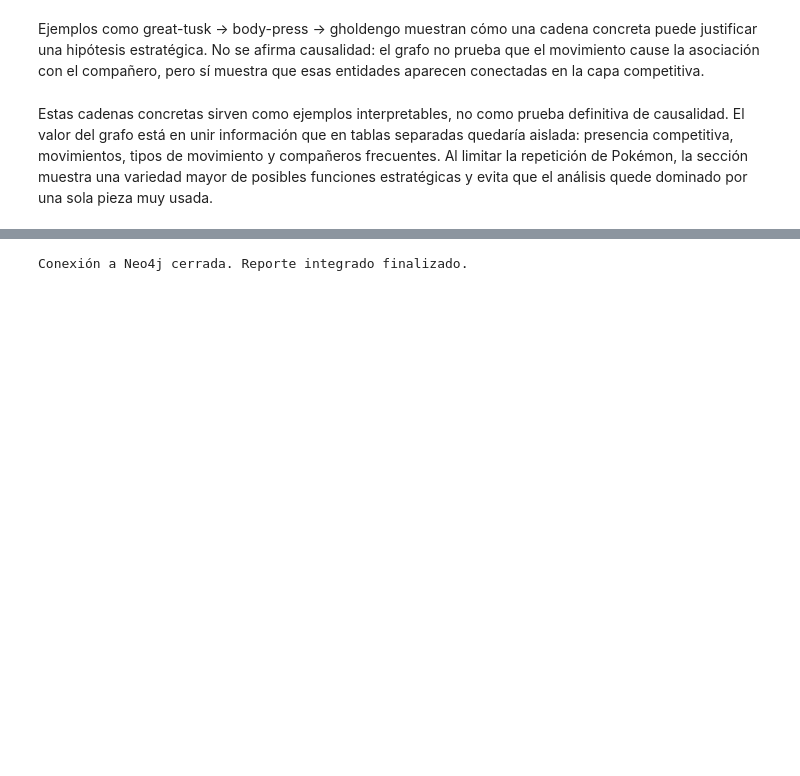
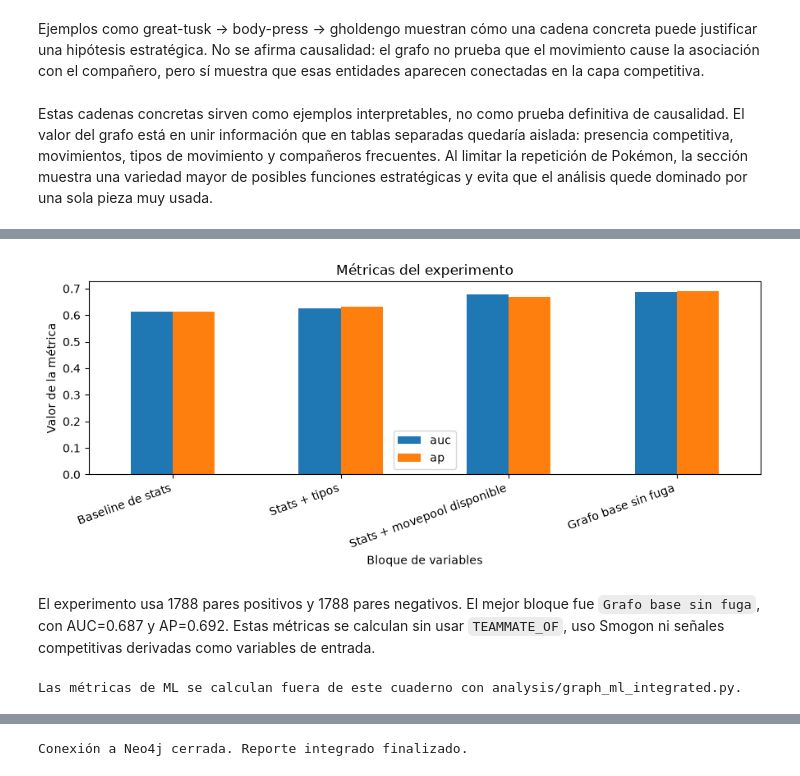
Before and after one commit to blvckvenom/mds7205-pokeapi-kg, a Jupyter notebook: analysis/reporte_integrado.ipynb, the cells around one changed output, grey strips where cells are left out. Cells and saved outputs as stored; diff of their text form; code cells hidden in the pictures; blank space fills up the shorter version.

Commit message:
Finaliza reporte integrado y ML sin fuga

```diff
--- a/analysis/reporte_integrado.ipynb
+++ b/analysis/reporte_integrado.ipynb
@@ -736,7 +939,8 @@ if not tabla_individual.empty:
         f"Entre los perfiles individuales mejor ubicados aparecen {perfiles}. Estos tipos quedan arriba porque combinan buena cobertura x2, "
         "resistencias x0.5 y pocas debilidades x2. El balance de tipo no mide daño real ni sets concretos; funciona como una lectura resumida "
         "del intercambio entre presión ofensiva y seguridad defensiva. En una fila de esta tabla, `cantidad_pokemon` indica cuántos Pokémon tienen ese tipo, "
-        "mientras que las columnas de cobertura resumen interacciones contra tipos: objetivos ofensivos, amenazas defensivas, resistencias y daño neutral."
+        "mientras que las columnas de cobertura resumen interacciones contra tipos: objetivos ofensivos, amenazas defensivas, resistencias y daño neutral. "
+        "La contribución del grafo está en mostrar cuántos Pokémon concretos tienen cada perfil, no en redescubrir reglas de efectividad ya conocidas."
     ))
 # %% [output]
 |  | perfil_tipo | cantidad_pokemon | objetivos_ofensivos_x2 | objetivos_ofensivos_neutrales_x1 | resistencias_defensivas_x05 | ... |
@@ -833,7 +1037,7 @@ if not tabla_doble.empty:
         "resistencias útiles y pocas amenazas x4. Una debilidad x4 pesa más que una debilidad x2 porque marca un punto de entrada especialmente peligroso "
         "para el rival; por eso el balance ajustado la penaliza explícitamente. En una fila como `fire / ground`, `cantidad_pokemon` cuenta cuántos Pokémon "
         "tienen esa combinación, mientras que las demás columnas resumen interacciones de tipo: qué puede golpear, qué lo amenaza y si existen riesgos críticos x4 "
-        "o resistencias fuertes x0.25."
+        "o resistencias fuertes x0.25. Esta lectura sirve como contexto estructural para discutir equipos, pero no reemplaza el análisis de movimientos, habilidades, objetos ni roles."
     ))
 # %% [output]
 |  | perfil_tipo | cantidad_pokemon | objetivos_ofensivos_x2 | combinaciones_objetivo_x4 | amenazas_defensivas_x2 | ... |
@@ -899,7 +1103,7 @@ if not tabla_x4.empty:
     tipos_x4 = lista_texto(tabla_x4['tipo_ofensivo'])
     display(Markdown(
         f"Los tipos ofensivos que más aparecen en esta vista son {tipos_x4}. Su valor no viene solo de golpear x2 a tipos individuales, "
-        "sino de amenazar combinaciones dobles reales con daño x4. Esto vuelve esas coberturas especialmente relevantes al preparar respuestas contra perfiles vulnerables."
+        "sino de amenazar combinaciones dobles reales con daño x4. Esto vuelve esas coberturas relevantes como contexto, aunque la decisión competitiva final depende del movimiento concreto, el usuario del ataque y el estado de la partida."
     ))
 # %% [output]
 |  | tipo_ofensivo | combinaciones_x4 | ejemplos_combinaciones | ejemplos_pokemon_afectados |
@@ -1026,7 +1230,7 @@ if not tabla_general.empty:
     display(Markdown(
         f"En la comparación general aparecen arriba perfiles como {mejores}. Los perfiles dobles pueden ganar por sumar resistencias y cobertura, "
         "pero también pueden caer si introducen amenazas x4. Los perfiles individuales suelen ser más simples de leer: no generan vulnerabilidades dobles, "
-        "aunque tampoco acceden a las mismas sinergias defensivas u ofensivas de una combinación."
+        "aunque tampoco acceden a las mismas sinergias defensivas u ofensivas de una combinación. La tabla resume el contexto de tipos disponible en el grafo; no pretende ordenar Pokémon completos ni dictar qué perfil es mejor en todos los equipos."
     ))
 # %% [output]
 |  | categoria_tipo | perfil_tipo | cantidad_pokemon | objetivos_ofensivos_x2 | combinaciones_objetivo_x4 | ... |
@@ -1561,0 +1742,47 @@ experimento reproducible.
+# %%
+import json
+import os
+
+rutas_resultados_ml = [
+    os.path.join('analysis', 'ml_teammate_safe_results.json'),
+    'ml_teammate_safe_results.json',
+]
+resultados_ml_seguro = {}
+for ruta in rutas_resultados_ml:
+    if os.path.exists(ruta):
+        with open(ruta, 'r', encoding='utf-8') as f:
+            resultados_ml_seguro = json.load(f)
+        break
+
+if resultados_ml_seguro.get('resultados'):
+    metricas_seguras = pd.DataFrame(resultados_ml_seguro['resultados'])
+    columnas_metricas = [
+        'bloque', 'modelo', 'n_variables', 'auc', 'ap',
+        'train_positivos', 'train_negativos', 'test_positivos', 'test_negativos'
+    ]
+    display(metricas_seguras[columnas_metricas])
+
+    ax = metricas_seguras.set_index('bloque')[['auc', 'ap']].plot.bar(figsize=(9, 4))
+    ax.set_title('Métricas del experimento')
+    ax.set_xlabel('Bloque de variables')
+    ax.set_ylabel('Valor de la métrica')
+    plt.xticks(rotation=20, ha='right')
+    plt.tight_layout()
+    plt.show()
+
+    mejor = metricas_seguras.sort_values(['auc', 'ap'], ascending=False).iloc[0]
+    display(Markdown(
+        "El experimento usa " + str(resultados_ml_seguro.get('pares_positivos')) + " pares positivos y "
+        + str(resultados_ml_seguro.get('pares_negativos')) + " pares negativos. "
+        + "El mejor bloque fue `" + str(mejor['bloque']) + "`, con AUC="
+        + format(float(mejor['auc']), '.3f') + " y AP=" + format(float(mejor['ap']), '.3f') + ". "
+        + "Estas métricas se calculan sin usar `TEAMMATE_OF`, uso Smogon ni señales competitivas derivadas como variables de entrada."
+    ))
+else:
+    display(Markdown(
+        "No se encontró `analysis/ml_teammate_safe_results.json`. "
+        "Ejecuta `analysis/graph_ml_integrated.py` fuera del cuaderno para generar las métricas del experimento sin fuga."
+    ))
+
+print("Las métricas de ML se calculan fuera de este cuaderno con analysis/graph_ml_integrated.py.")
+# %% [output]
@@ -1561,0 +1794,3 @@ experimento reproducible.
+[figure, added]
+El experimento usa 1788 pares positivos y 1788 pares negativos. El mejor bloque fue `Grafo base sin fuga`, con AUC=0.687 y AP=0.692. Estas métricas se calculan sin usar `TEAMMATE_OF`, uso Smogon ni señales competitivas derivadas como variables de entrada.
+Las métricas de ML se calculan fuera de este cuaderno con analysis/graph_ml_integrated.py.
```
Also changed, not shown: parts of 49 cells of this notebook, 3 other files.
